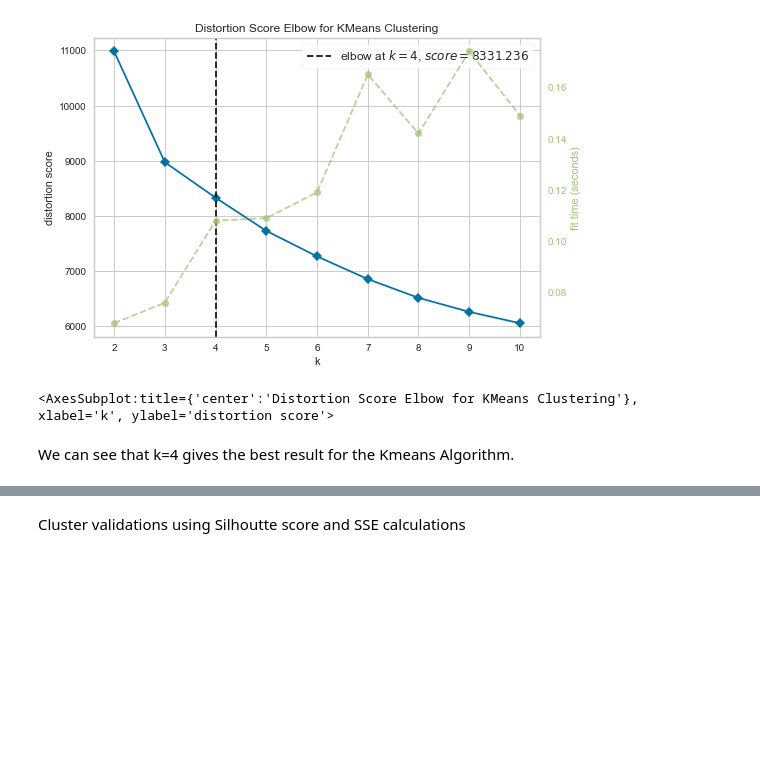
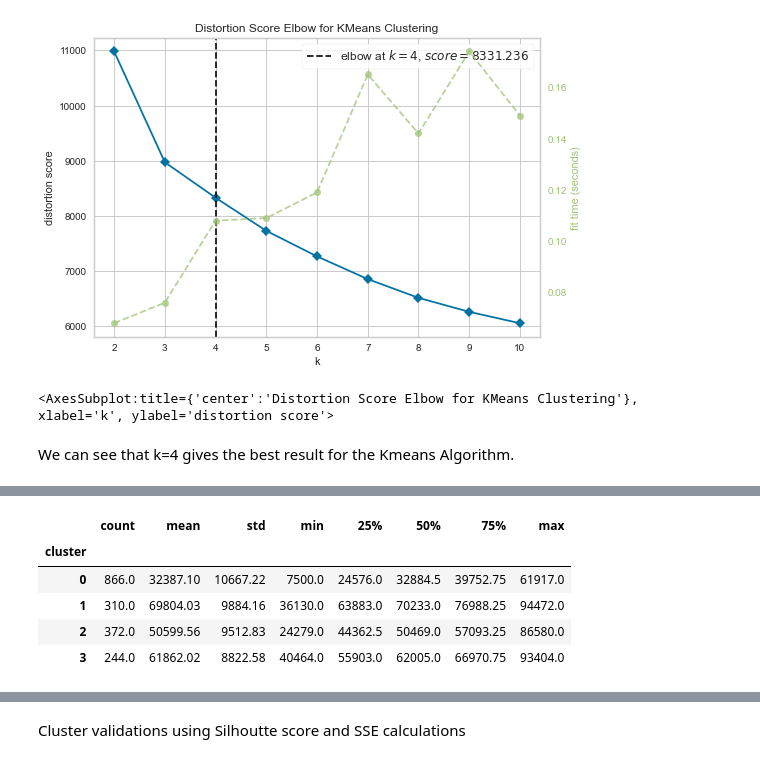
Before and after one commit to vijayraghavans/CustomerSegmentation, a Jupyter notebook: unsupervised-learning.ipynb, the cells around one changed output, grey strips where cells are left out. Cells and saved outputs as stored; diff of their text form; code cells hidden in the pictures; blank space fills up the shorter version.

```diff
--- a/unsupervised-learning.ipynb
+++ b/unsupervised-learning.ipynb
@@ -377,0 +401,9 @@ plot = plt.scatter(Xt[:,0], Xt[:,1],c=cluster.labels_,cmap="Set1")
+# %%
+datas.groupby("cluster")["Income"].describe().round(2)
+# %% [output]
+|  | count | mean | std | min | 25% | 50% | 75% | max |
+| cluster |  |  |  |  |  |  |  |  |
+| 0 | 866.0 | 32387.10 | 10667.22 | 7500.0 | 24576.0 | 32884.5 | 39752.75 | 61917.0 |
+| 1 | 310.0 | 69804.03 | 9884.16 | 36130.0 | 63883.0 | 70233.0 | 76988.25 | 94472.0 |
+| 2 | 372.0 | 50599.56 | 9512.83 | 24279.0 | 44362.5 | 50469.0 | 57093.25 | 86580.0 |
+| 3 | 244.0 | 61862.02 | 8822.58 | 40464.0 | 55903.0 | 62005.0 | 66970.75 | 93404.0 |
```
Also changed, not shown: parts of 33 cells of this notebook.
